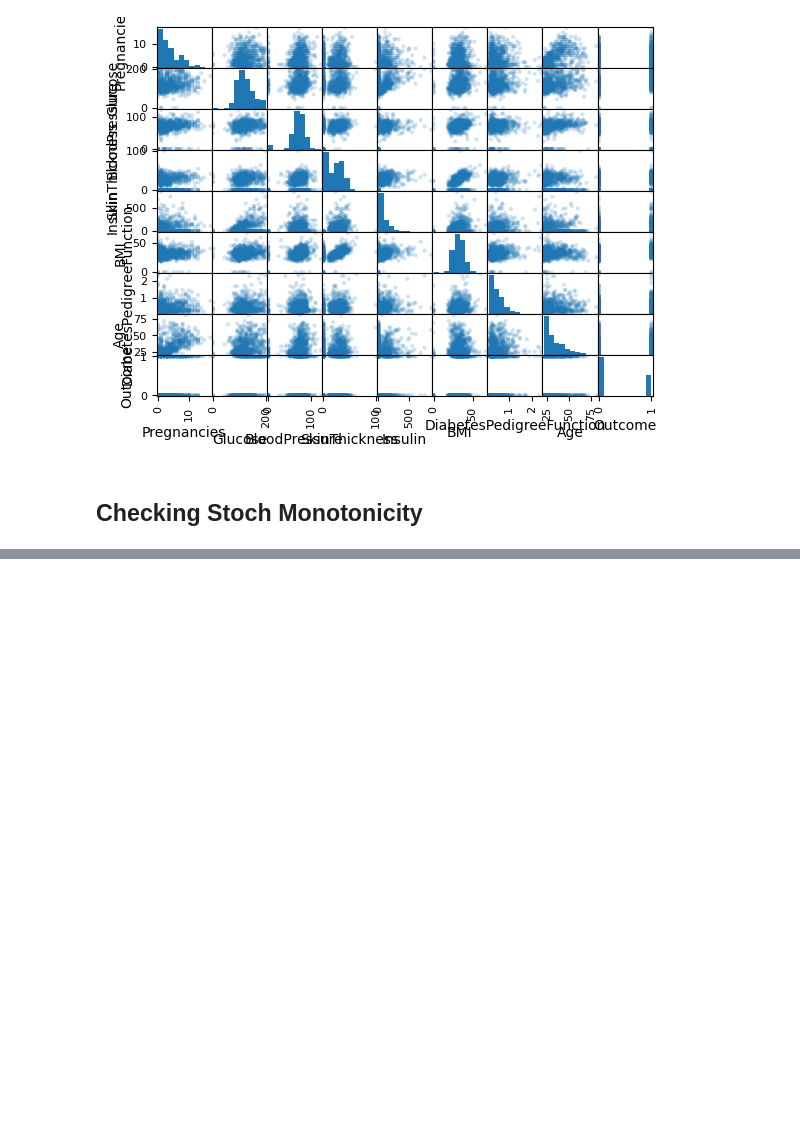
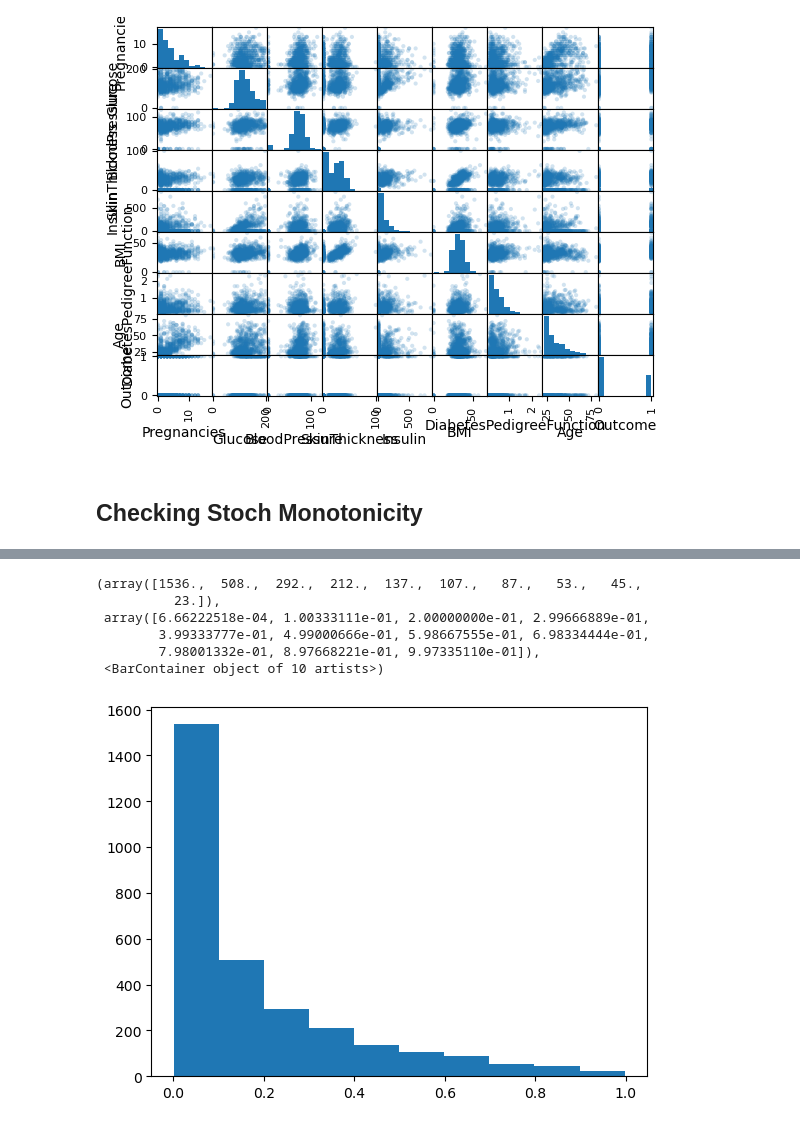
Before and after one commit to jake-soloff/PairSwap-ICI-Experiments, a Jupyter notebook: diabetes_analysis.ipynb, the cells around one changed output, grey strips where cells are left out. Saved outputs shown, nothing was run; the diff lists cells and outputs as text; code cells hidden in the pictures; blank space fills up the shorter version.

```diff
--- a/diabetes_analysis.ipynb
+++ b/diabetes_analysis.ipynb
@@ -92,24 +95,24 @@ sns.regplot(x=data["BMI"],y=data["Outcome"], logistic=True,ax=ax[2,1]);
 # %%
-## neighbor matching
-Z = np.array(test_data["Age"])
-X = np.array(test_data["Outcome"])
-result = pd.DataFrame(columns = ['Y', 'Marginal pvalue', 'Conditional pvalue', 'Control pvalue', 'length'])
+# ## neighbor matching
+# Z = np.array(test_data["Age"])
+# X = np.array(test_data["Outcome"])
+# result = pd.DataFrame(columns = ['Y', 'Marginal pvalue', 'Conditional pvalue', 'Control pvalue', 'length'])
 
-for i in range(6):
-    Y = np.array(test_data.iloc[:,i])
-    M_nbhd = immediate_neighbor_matching(Y, Z)
+# for i in range(6):
+#     Y = np.array(test_data.iloc[:,i])
+#     M_nbhd = immediate_neighbor_matching(Y, Z)
 
-    # fake data generation
-    o = np.argsort(train_data["Age"])
-    prob = isotonic_regression(train_data.Outcome[Itr[o]]).x
-    f = interp1d(train_data.Age[Itr[o]], prob, kind='next', assume_sorted=True, fill_value='extrapolate')
-    mu_hat = f(Z)
-    X_fake = (np.random.rand(nte) <= mu_hat)*1
+#     # fake data generation
+#     o = np.argsort(train_data["Age"])
+#     prob = isotonic_regression(train_data.Outcome[Itr[o]]).x
+#     f = interp1d(train_data.Age[Itr[o]], prob, kind='next', assume_sorted=True, fill_value='extrapolate')
+#     mu_hat = f(Z)
+#     X_fake = (np.random.rand(nte) <= mu_hat)*1
 
-    result = result._append({'Y' : list(data.columns)[i],
-                    'Marginal pvalue' : marg_indep_test(np.array(X),np.array(Y)),
-                    'Conditional pvalue' : SCINT_test(X ,Y, M_nbhd),
-                    'Control pvalue' : SCINT_test(X_fake ,Y, M_nbhd),
-                    'length' : len(M_nbhd)}, ignore_index = True)
-result = pd.DataFrame(result)
-print(result)
+#     result = result._append({'Y' : list(data.columns)[i],
+#                     'Marginal pvalue' : marg_indep_test(np.array(X),np.array(Y)),
+#                     'Conditional pvalue' : SCINT_test(X ,Y, M_nbhd),
+#                     'Control pvalue' : SCINT_test(X_fake ,Y, M_nbhd),
+#                     'length' : len(M_nbhd)}, ignore_index = True)
+# result = pd.DataFrame(result)
+# print(result)
@@ -124 +201,12 @@ print(result)
+# %%
+plt.hist(cond_pval_nghbr[:,4])
+#np.std(marg_pval[:,4])
+# %% [output]
+(array([1536.,  508.,  292.,  212.,  137.,  107.,   87.,   53.,   45.,
+          23.]),
+ array([6.66222518e-04, 1.00333111e-01, 2.00000000e-01, 2.99666889e-01,
+        3.99333777e-01, 4.99000666e-01, 5.98667555e-01, 6.98334444e-01,
+        7.98001332e-01, 8.97668221e-01, 9.97335110e-01]),
+ <BarContainer object of 10 artists>)
+[figure, added]
 # %%
```
Also changed, not shown: parts of 11 cells of this notebook, 3 other files.
